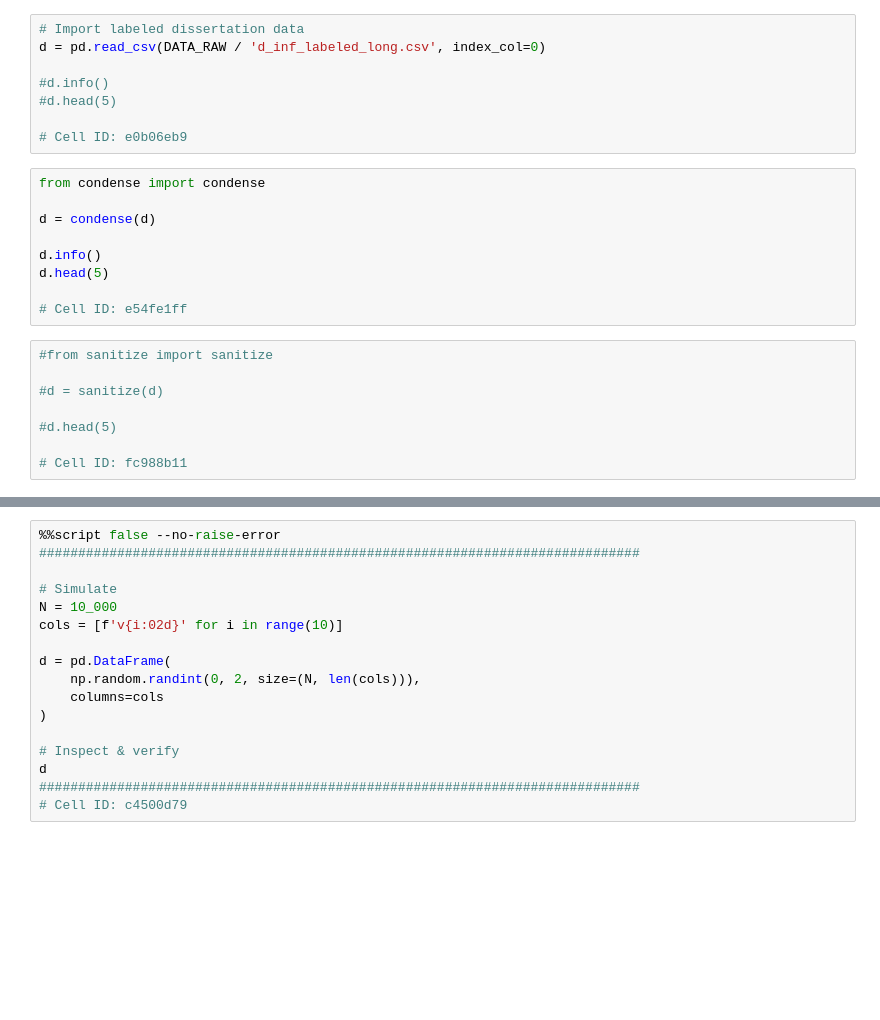
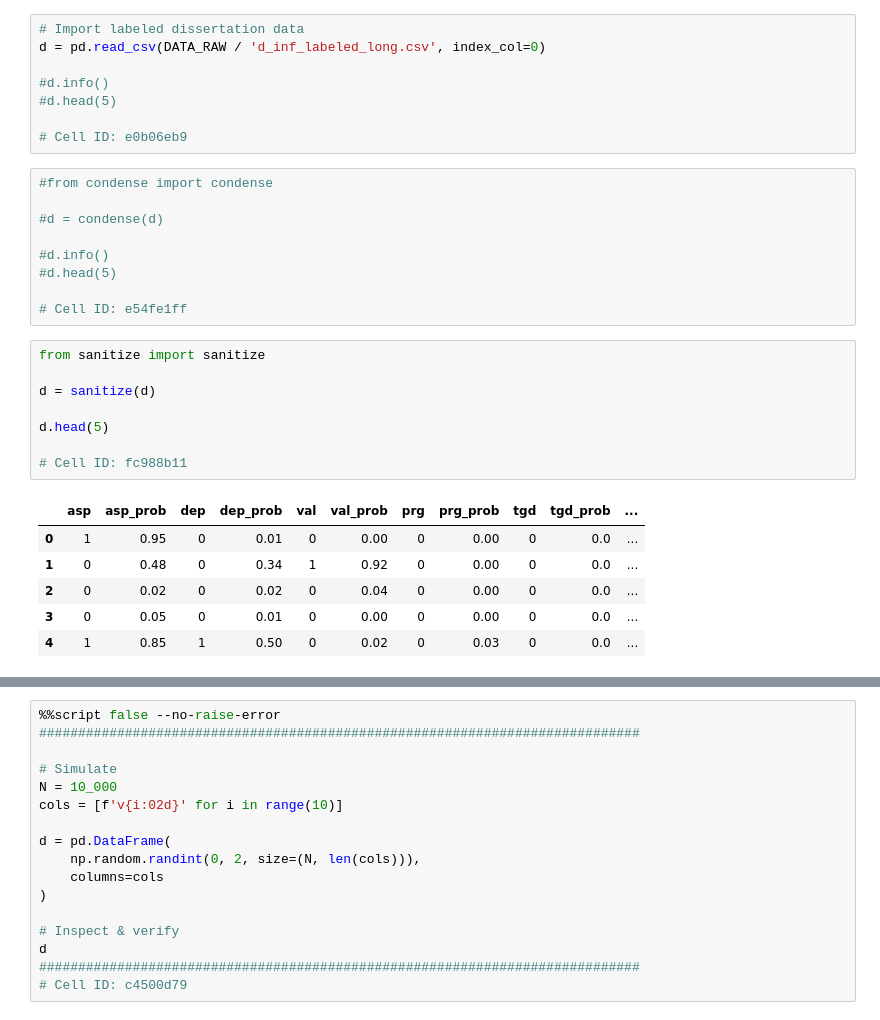
Before and after one commit to sskeen/intrapsic, a Jupyter notebook: src/model_personae.ipynb, the cells around one changed output, grey strips where cells are left out. Cells and saved outputs as stored; diff of their text form; blank space fills up the shorter version.

```diff
--- a/src/model_personae.ipynb
+++ b/src/model_personae.ipynb
@@ -68,22 +68,29 @@ d = pd.read_csv(DATA_RAW / 'd_inf_labeled_long.csv', index_col=0)
 
 # Cell ID: e0b06eb9
 # %%
-from condense import condense
+#from condense import condense
 
-d = condense(d)
+#d = condense(d)
 
-d.info()
-d.head(5)
+#d.info()
+#d.head(5)
 
 # Cell ID: e54fe1ff
 # %%
-#from sanitize import sanitize
+from sanitize import sanitize
 
-#d = sanitize(d)
+d = sanitize(d)
 
-#d.head(5)
+d.head(5)
 
 # Cell ID: fc988b11
+# %% [output]
+|  | asp | asp_prob | dep | dep_prob | val | val_prob | prg | prg_prob | tgd | tgd_prob | ... |
+| 0 | 1 | 0.95 | 0 | 0.01 | 0 | 0.00 | 0 | 0.00 | 0 | 0.0 | ... |
+| 1 | 0 | 0.48 | 0 | 0.34 | 1 | 0.92 | 0 | 0.00 | 0 | 0.0 | ... |
+| 2 | 0 | 0.02 | 0 | 0.02 | 0 | 0.04 | 0 | 0.00 | 0 | 0.0 | ... |
+| 3 | 0 | 0.05 | 0 | 0.01 | 0 | 0.00 | 0 | 0.00 | 0 | 0.0 | ... |
+| 4 | 1 | 0.85 | 1 | 0.50 | 0 | 0.02 | 0 | 0.03 | 0 | 0.0 | ... |
 # %%
 # Viz. counts
 
```
Also changed, not shown: parts of 8 cells of this notebook.
